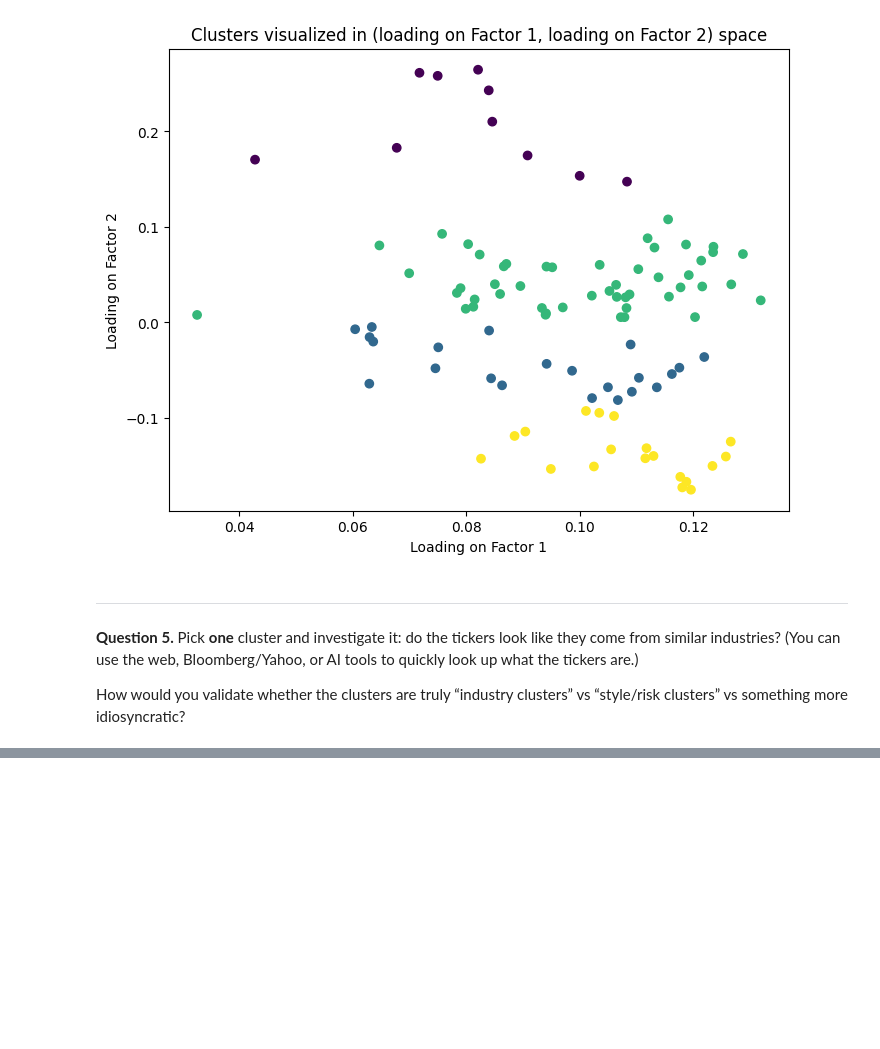
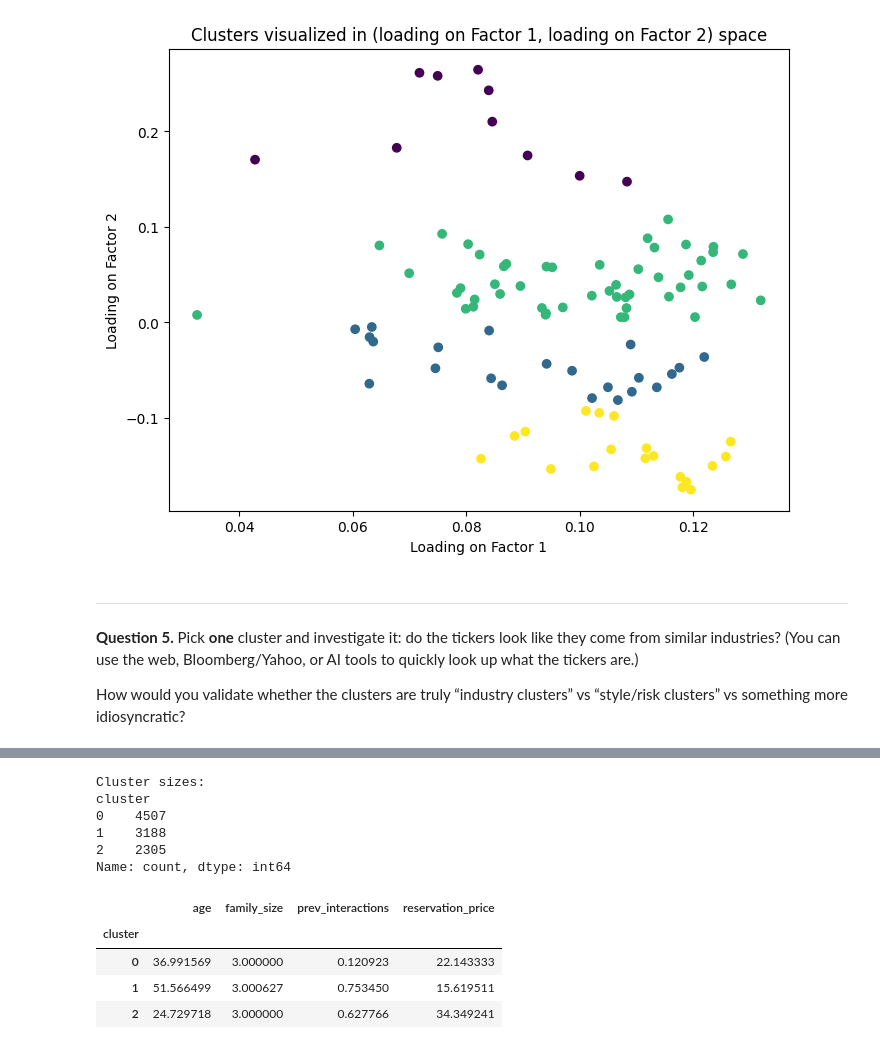
Before and after one commit to ankitdixit23/MBA-ML-Course-Materials, a Jupyter notebook: Problem Sets/Spr2026_PS2.ipynb, the cells around one changed output, grey strips where cells are left out. Drawn from its saved outputs; the diff is of its cells as text; code cells hidden in the pictures; blank space fills up the shorter version.

```diff
--- a/Problem Sets/Spr2026_PS2.ipynb
+++ b/Problem Sets/Spr2026_PS2.ipynb
@@ -295,0 +582,26 @@ Be explicit about:
+# %%
+K_BASELINE = 3
+
+km = km_models[K_BASELINE]
+labels = km.labels_
+
+profile = households.copy()
+profile["cluster"] = labels
+
+print("Cluster sizes:")
+print(profile["cluster"].value_counts().sort_index())
+
+cluster_means = profile.groupby("cluster")[[c for c in num_cols if c in profile.columns]].mean()
+cluster_means
+# %% [output]
+Cluster sizes:
+cluster
+0    4507
+1    3188
+2    2305
+Name: count, dtype: int64
+|  | age | family_size | prev_interactions | reservation_price |
+| cluster |  |  |  |  |
+| 0 | 36.991569 | 3.000000 | 0.120923 | 22.143333 |
+| 1 | 51.566499 | 3.000627 | 0.753450 | 15.619511 |
+| 2 | 24.729718 | 3.000000 | 0.627766 | 34.349241 |
```
Also changed, not shown: parts of 23 cells of this notebook.
